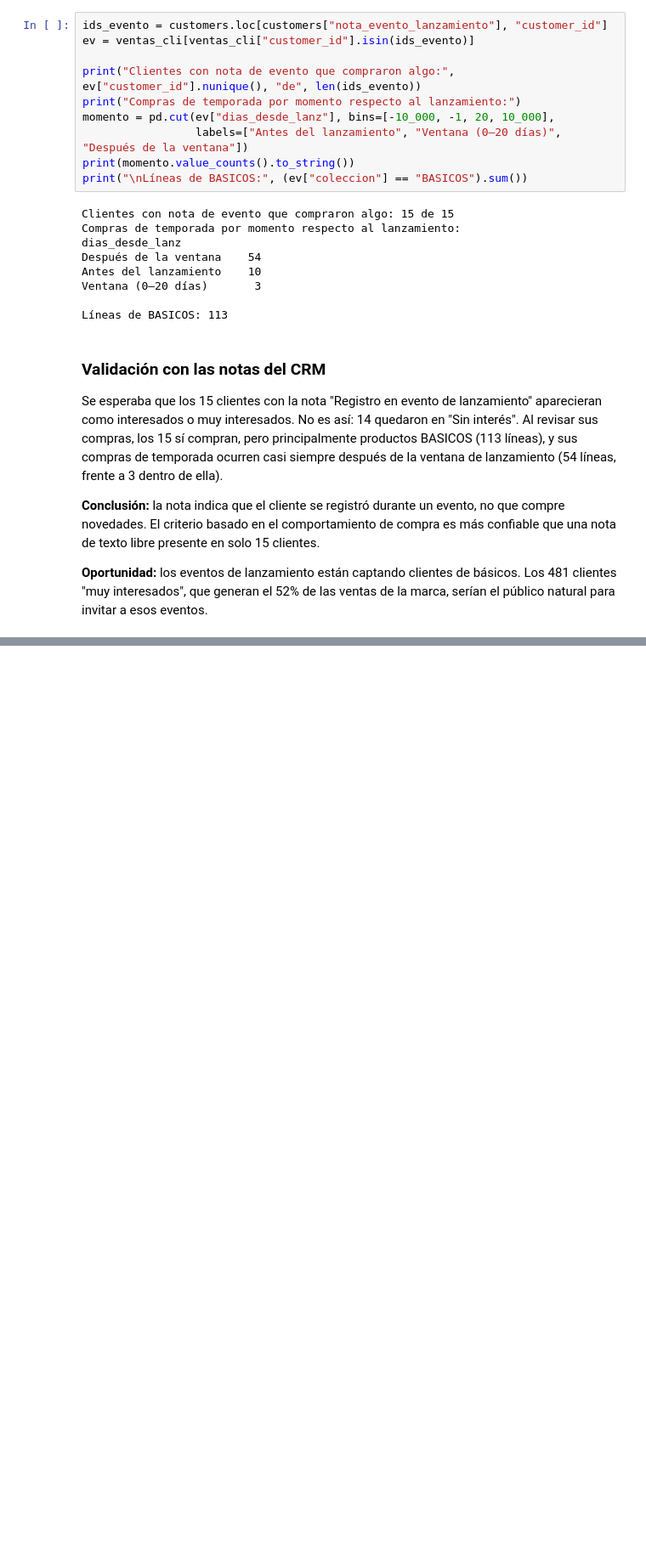
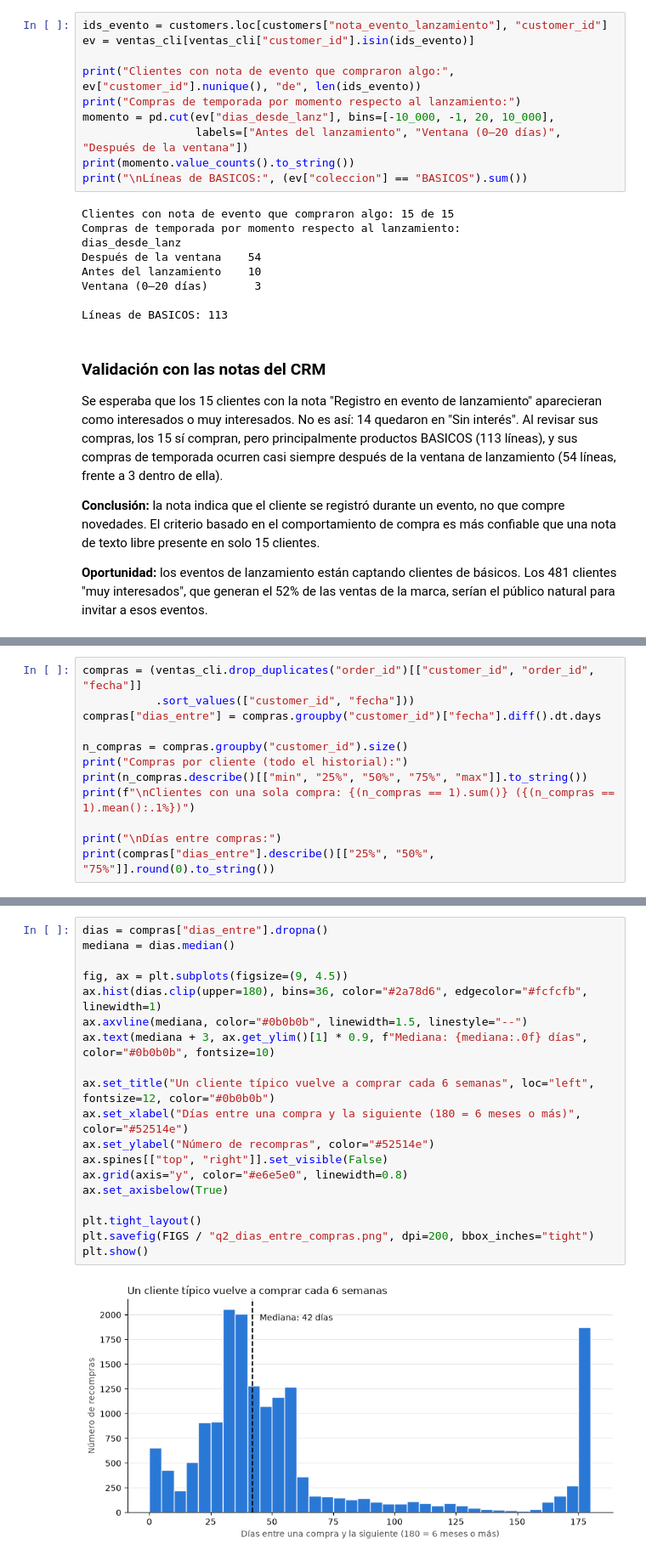
Before and after one commit to Edmh1/retail-customer-analytics, a Jupyter notebook: notebooks/02_analisis.ipynb, the cells around one changed output, grey strips where cells are left out. Shown at 85% size. Drawn from its saved outputs; the diff is of its cells as text; blank space fills up the shorter version.

Commit message:
feat: identificar clientes recurrentes

```diff
--- a/notebooks/02_analisis.ipynb
+++ b/notebooks/02_analisis.ipynb
@@ -281,0 +290,12 @@ Las novedades atraen a un grupo pequeño de clientes que concentra más de la mi
+# %%
+compras = (ventas_cli.drop_duplicates("order_id")[["customer_id", "order_id", "fecha"]]
+           .sort_values(["customer_id", "fecha"]))
+compras["dias_entre"] = compras.groupby("customer_id")["fecha"].diff().dt.days
+
+n_compras = compras.groupby("customer_id").size()
+print("Compras por cliente (todo el historial):")
+print(n_compras.describe()[["min", "25%", "50%", "75%", "max"]].to_string())
+print(f"\nClientes con una sola compra: {(n_compras == 1).sum()} ({(n_compras == 1).mean():.1%})")
+
+print("\nDías entre compras:")
+print(compras["dias_entre"].describe()[["25%", "50%", "75%"]].round(0).to_string())
@@ -281,0 +316,21 @@ Las novedades atraen a un grupo pequeño de clientes que concentra más de la mi
+# %%
+dias = compras["dias_entre"].dropna()
+mediana = dias.median()
+
+fig, ax = plt.subplots(figsize=(9, 4.5))
+ax.hist(dias.clip(upper=180), bins=36, color="#2a78d6", edgecolor="#fcfcfb", linewidth=1)
+ax.axvline(mediana, color="#0b0b0b", linewidth=1.5, linestyle="--")
+ax.text(mediana + 3, ax.get_ylim()[1] * 0.9, f"Mediana: {mediana:.0f} días", color="#0b0b0b", fontsize=10)
+
+ax.set_title("Un cliente típico vuelve a comprar cada 6 semanas", loc="left", fontsize=12, color="#0b0b0b")
+ax.set_xlabel("Días entre una compra y la siguiente (180 = 6 meses o más)", color="#52514e")
+ax.set_ylabel("Número de recompras", color="#52514e")
+ax.spines[["top", "right"]].set_visible(False)
+ax.grid(axis="y", color="#e6e5e0", linewidth=0.8)
+ax.set_axisbelow(True)
+
+plt.tight_layout()
+plt.savefig(FIGS / "q2_dias_entre_compras.png", dpi=200, bbox_inches="tight")
+plt.show()
+# %% [output]
+[figure, added]
```
Also changed, not shown: parts of 10 cells of this notebook, 2 other files.
